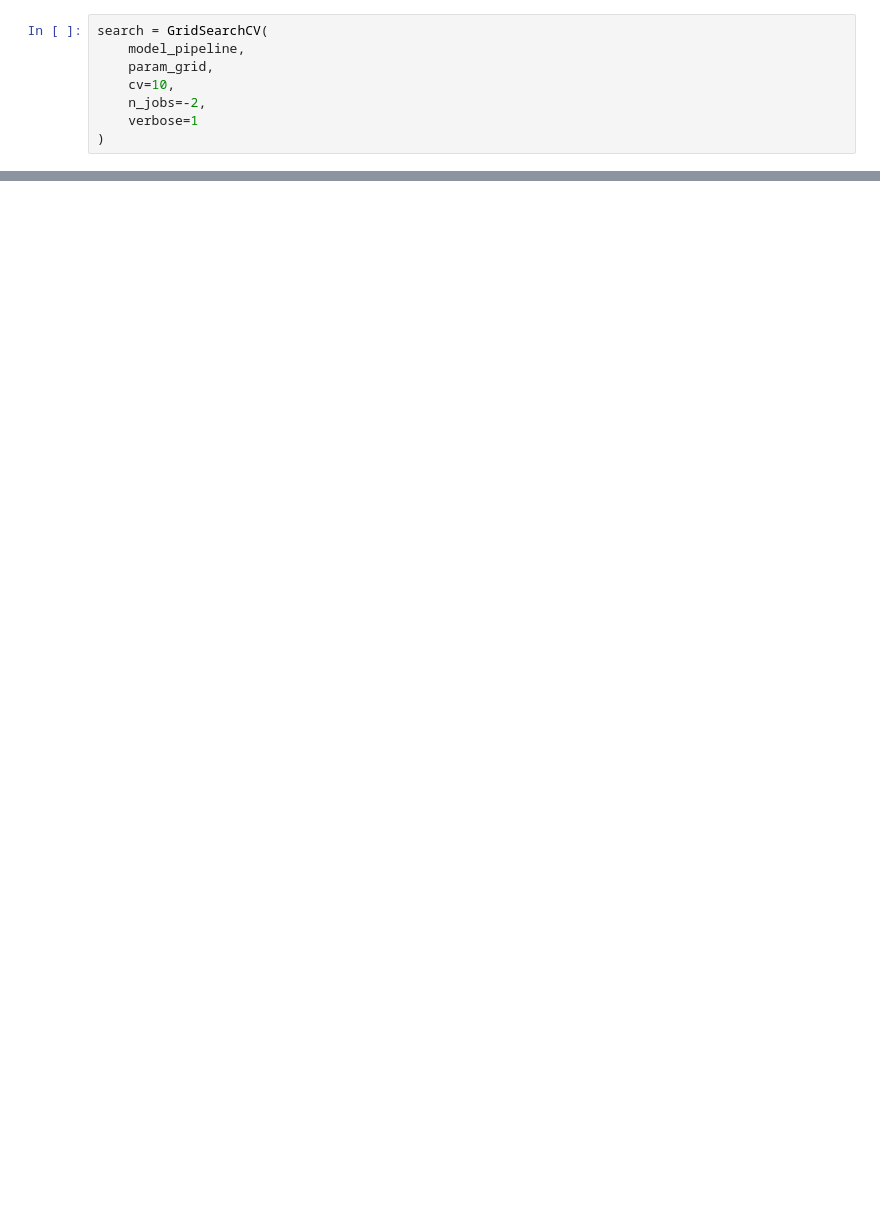
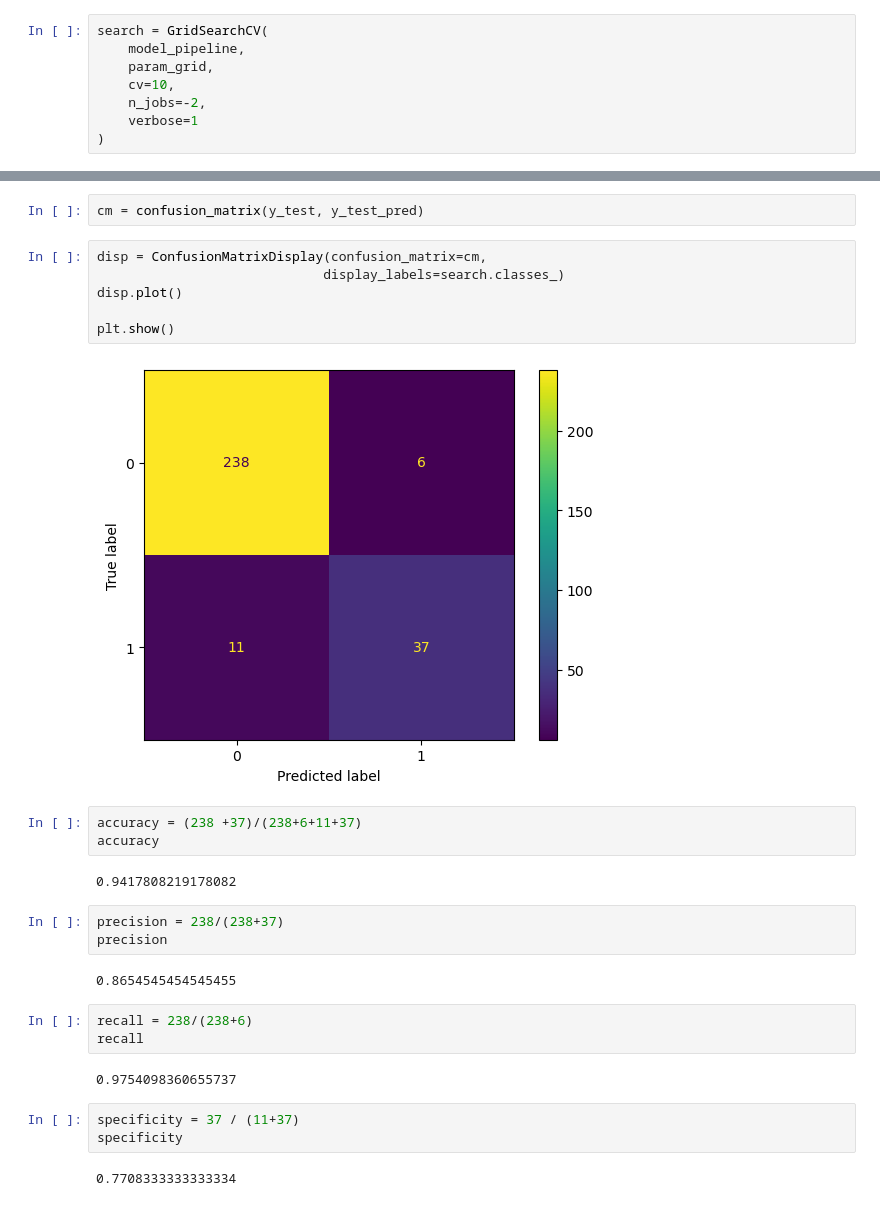
Before and after one commit to MerleSt/HousingPrices, a Jupyter notebook: Notebooks/ordinal_encoder.ipynb, the cells around one changed output, grey strips where cells are left out. Drawn from its saved outputs; the diff is of its cells as text; blank space fills up the shorter version.

```diff
--- a/Notebooks/ordinal_encoder.ipynb
+++ b/Notebooks/ordinal_encoder.ipynb
@@ -421,0 +285,30 @@ search.best_params_
+# %%
+cm = confusion_matrix(y_test, y_test_pred)
+# %%
+disp = ConfusionMatrixDisplay(confusion_matrix=cm,
+                             display_labels=search.classes_)
+disp.plot()
+
+plt.show()
+# %% [output]
+[figure, added]
+# %%
+accuracy = (238 +37)/(238+6+11+37)
+accuracy
+# %% [output]
+0.9417808219178082
+# %%
+precision = 238/(238+37)
+precision
+# %% [output]
+0.8654545454545455
+# %%
+recall = 238/(238+6)
+recall
+# %% [output]
+0.9754098360655737
+# %%
+specificity = 37 / (11+37)
+specificity
+# %% [output]
+0.7708333333333334
```
Also changed, not shown: parts of 54 cells of this notebook, 3 other files.
